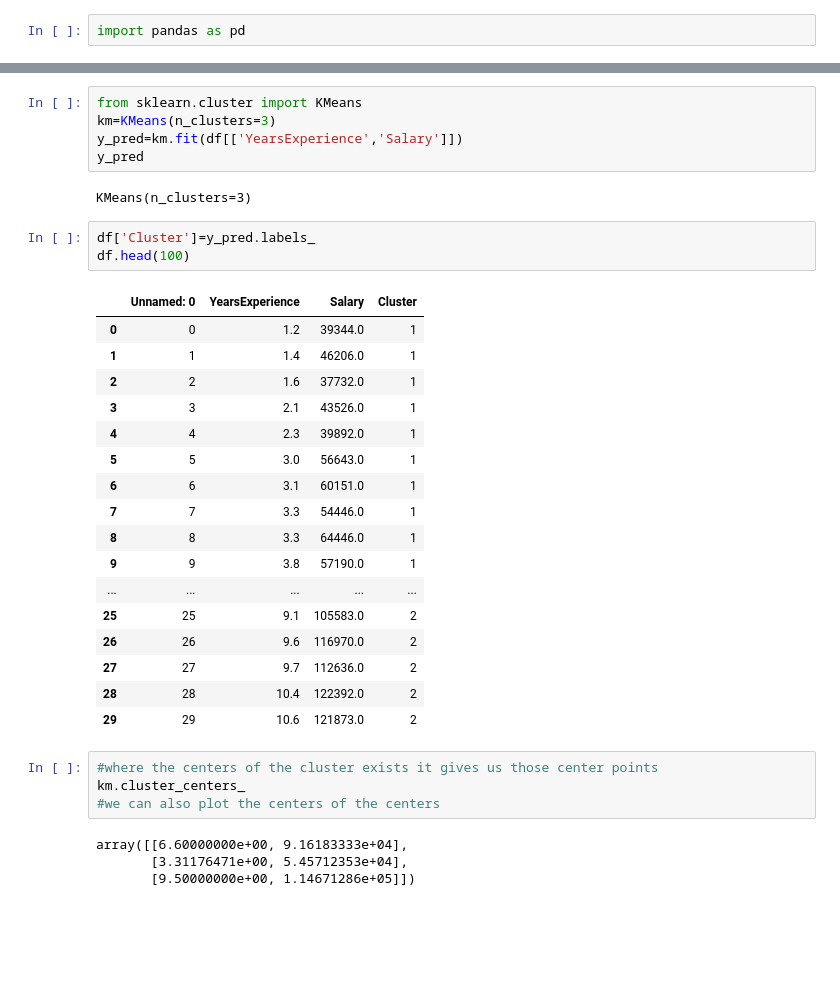
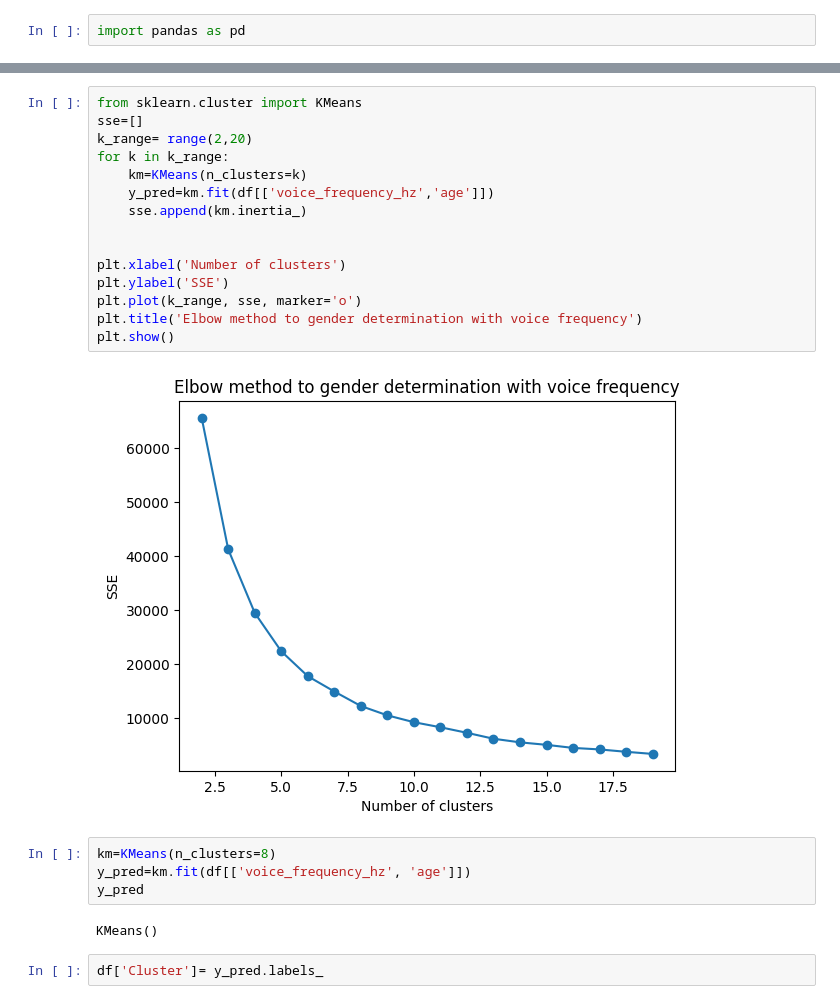
Before and after one commit to rasiq-gulzar/unsupervisedML, a Jupyter notebook: unsupervised-k-means-clustering.ipynb, the cells around one changed output, grey strips where cells are left out. Cells and saved outputs as stored; diff of their text form; blank space fills up the shorter version.

```diff
--- a/unsupervised-k-means-clustering.ipynb
+++ b/unsupervised-k-means-clustering.ipynb
@@ -25,36 +29,25 @@ plt.show()
+# %%
+from sklearn.cluster import KMeans
+sse=[]
+k_range= range(2,20)
+for k in k_range:
+    km=KMeans(n_clusters=k)
+    y_pred=km.fit(df[['voice_frequency_hz','age']])
+    sse.append(km.inertia_)
+
+
+plt.xlabel('Number of clusters')
+plt.ylabel('SSE')
+plt.plot(k_range, sse, marker='o')
+plt.title('Elbow method to gender determination with voice frequency')
+plt.show()
+# %% [output]
+[figure, added]
 # %%
-from sklearn.cluster import KMeans
-km=KMeans(n_clusters=3)
-y_pred=km.fit(df[['YearsExperience','Salary']])
+km=KMeans(n_clusters=8)
+y_pred=km.fit(df[['voice_frequency_hz', 'age']])
 y_pred
 # %% [output]
-KMeans(n_clusters=3)
+KMeans()
 # %%
-df['Cluster']=y_pred.labels_
-df.head(100)
+df['Cluster']= y_pred.labels_
-# %% [output]
-|  | Unnamed: 0 | YearsExperience | Salary | Cluster |
-| 0 | 0 | 1.2 | 39344.0 | 1 |
-| 1 | 1 | 1.4 | 46206.0 | 1 |
-| 2 | 2 | 1.6 | 37732.0 | 1 |
-| 3 | 3 | 2.1 | 43526.0 | 1 |
-| 4 | 4 | 2.3 | 39892.0 | 1 |
-| 5 | 5 | 3.0 | 56643.0 | 1 |
-| 6 | 6 | 3.1 | 60151.0 | 1 |
-| 7 | 7 | 3.3 | 54446.0 | 1 |
-| 8 | 8 | 3.3 | 64446.0 | 1 |
-| 9 | 9 | 3.8 | 57190.0 | 1 |
-| ... | ... | ... | ... | ... |
-| 25 | 25 | 9.1 | 105583.0 | 2 |
-| 26 | 26 | 9.6 | 116970.0 | 2 |
-| 27 | 27 | 9.7 | 112636.0 | 2 |
-| 28 | 28 | 10.4 | 122392.0 | 2 |
-| 29 | 29 | 10.6 | 121873.0 | 2 |
-# %%
-#where the centers of the cluster exists it gives us those center points
-km.cluster_centers_
-#we can also plot the centers of the centers
-# %% [output]
-array([[6.60000000e+00, 9.16183333e+04],
-       [3.31176471e+00, 5.45712353e+04],
-       [9.50000000e+00, 1.14671286e+05]])
```
Also changed, not shown: parts of 14 cells of this notebook.
